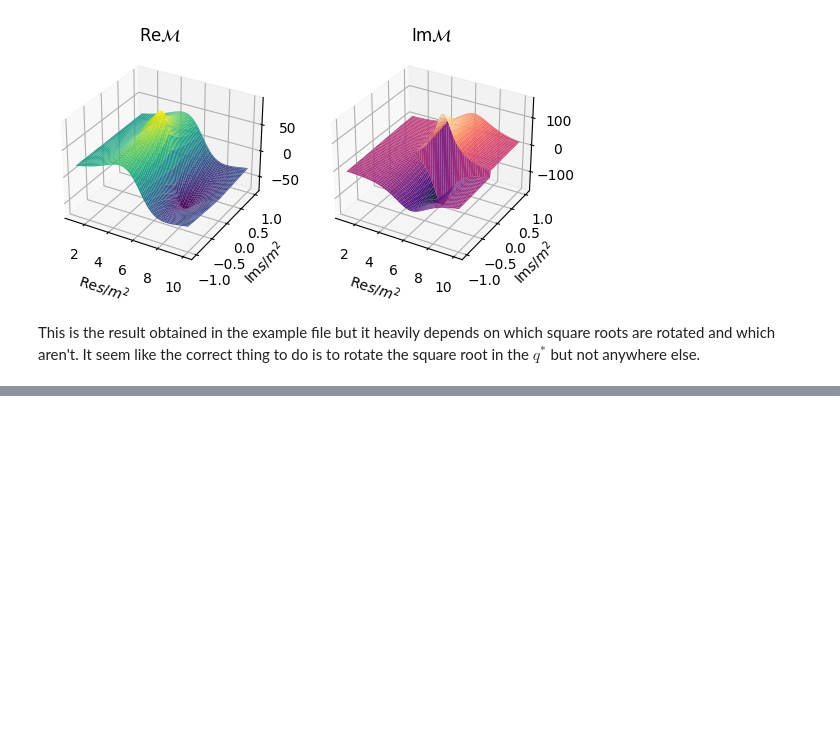
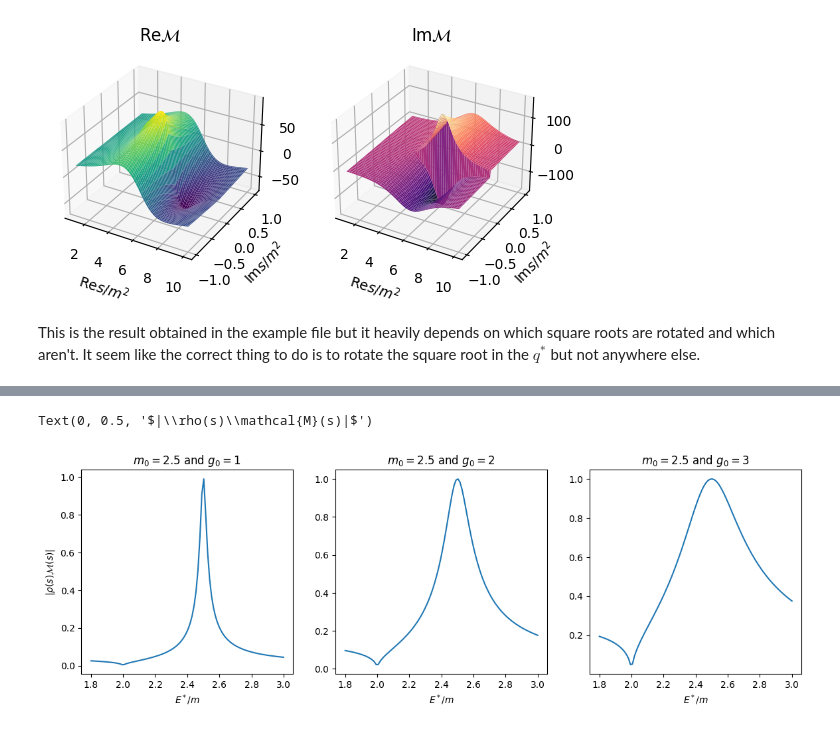
Before and after one commit to ivanmbur/Introduction_to_Scattering, a Jupyter notebook: scattering_amplitudes_cleaner.ipynb, the cells around one changed output, grey strips where cells are left out. Saved outputs shown, nothing was run; the diff lists cells and outputs as text; code cells hidden in the pictures; blank space fills up the shorter version.

```diff
--- a/scattering_amplitudes_cleaner.ipynb
+++ b/scattering_amplitudes_cleaner.ipynb
@@ -117,0 +157,17 @@ This is the result obtained in the example file but it heavily depends on which
+# %%
+# plots for the Breit-Wigner parametrization
+
+m0 = [2.5, 2.5, 2.5]
+g0 = [1, 2, 3]
+
+fig, ax = plt.subplots(nrows = 1, ncols = 3, figsize = (14,4))
+s = E**2 + 1j*eps
+for i in range (0, 3):
+    ax[i].plot(E, np.abs(rho(s)*amplitude(s, lambda s: K_breit_wigner(s, m0[i], g0[i]))))
+    ax[i].set_xlabel(r'$E^*/m$')
+    ax[i].set_title(r'$m_0={}$ and $g_0={}$'.format(m0[i], g0[i]))
+
+ax[0].set_ylabel(r'$|\rho(s)\mathcal{M}(s)|$')
+# %% [output]
+Text(0, 0.5, '$|\\rho(s)\\mathcal{M}(s)|$')
+[figure, added]
```
Also changed, not shown: parts of 15 cells of this notebook.
